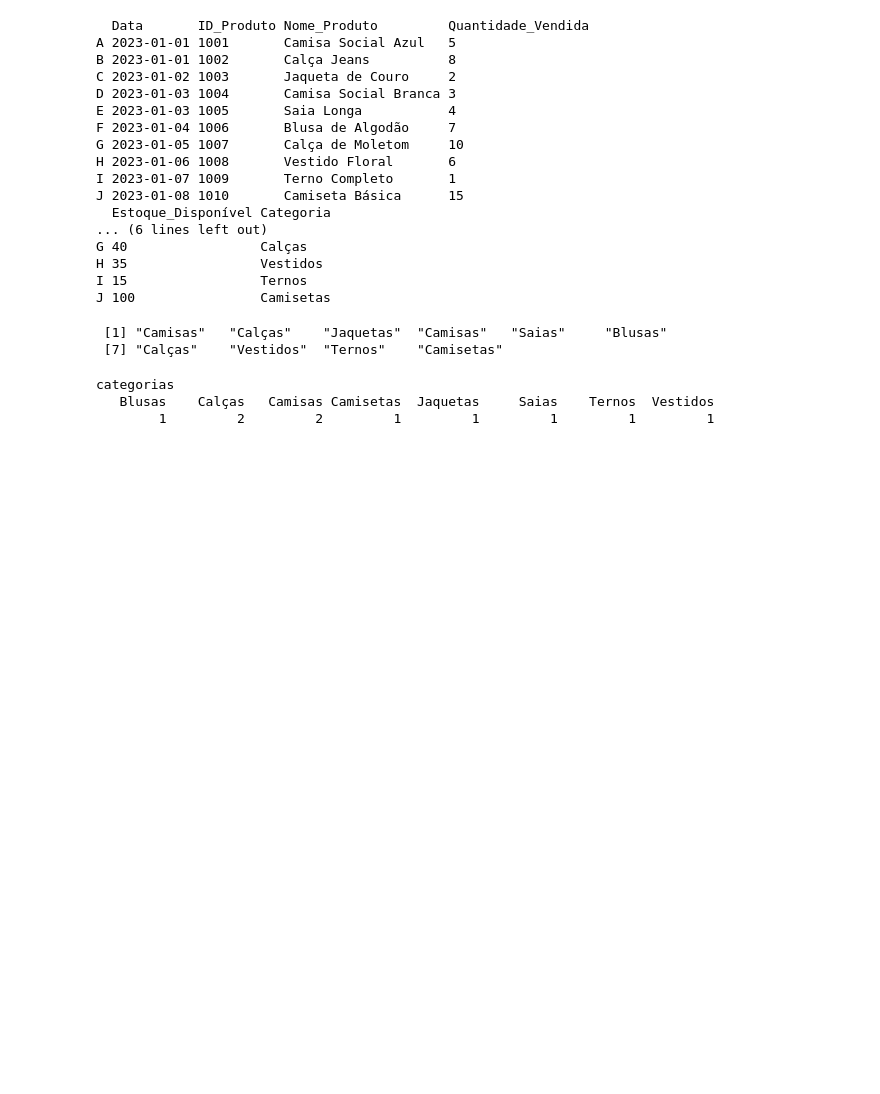
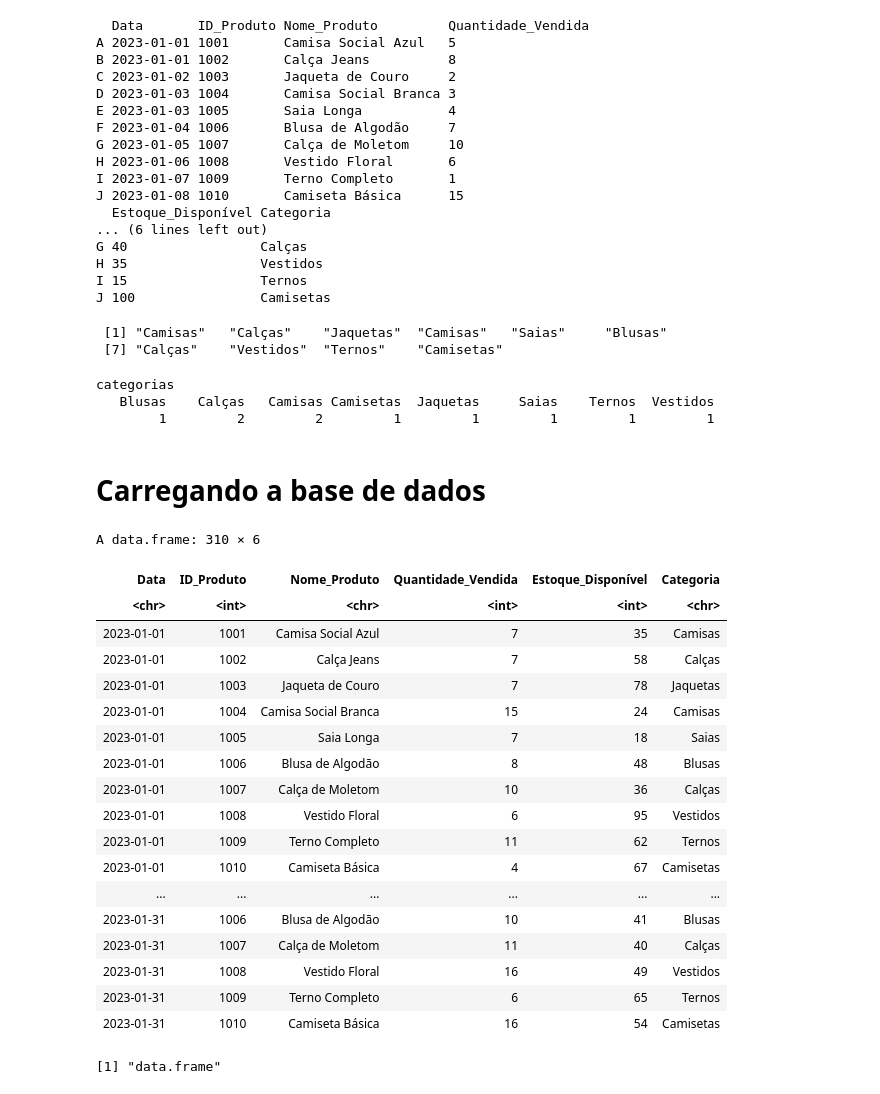
Before and after one commit to lethiciaasevedo1999/learning-R, a Jupyter notebook: Analise_comR.ipynb, the cells around one changed output. Cells and saved outputs as stored; diff of their text form; code cells hidden in the pictures; blank space fills up the shorter version.

Commit message:
Criando dataframe com base de dados importada

```diff
--- a/Analise_comR.ipynb
+++ b/Analise_comR.ipynb
@@ -121,3 +121,36 @@ frequencias
 categorias
    Blusas    Calças   Camisas Camisetas  Jaquetas     Saias    Ternos  Vestidos
         1         2         2         1         1         1         1         1
+# %% [markdown]
+# **Carregando a base de dados**
+# %%
+path <- "/dados_vendas_inventario_meteora_grande.csv"
+# %%
+sales_data <- read.csv(path)
+# %%
+sales_data
+# %% [output]
+A data.frame: 310 × 6
+| Data | ID_Produto | Nome_Produto | Quantidade_Vendida | Estoque_Disponível | Categoria |
+| <chr> | <int> | <chr> | <int> | <int> | <chr> |
+| 2023-01-01 | 1001 | Camisa Social Azul | 7 | 35 | Camisas |
+| 2023-01-01 | 1002 | Calça Jeans | 7 | 58 | Calças |
+| 2023-01-01 | 1003 | Jaqueta de Couro | 7 | 78 | Jaquetas |
+| 2023-01-01 | 1004 | Camisa Social Branca | 15 | 24 | Camisas |
+| 2023-01-01 | 1005 | Saia Longa | 7 | 18 | Saias |
+| 2023-01-01 | 1006 | Blusa de Algodão | 8 | 48 | Blusas |
+| 2023-01-01 | 1007 | Calça de Moletom | 10 | 36 | Calças |
+| 2023-01-01 | 1008 | Vestido Floral | 6 | 95 | Vestidos |
+| 2023-01-01 | 1009 | Terno Completo | 11 | 62 | Ternos |
+| 2023-01-01 | 1010 | Camiseta Básica | 4 | 67 | Camisetas |
+| ... | ... | ... | ... | ... | ... |
+| 2023-01-31 | 1006 | Blusa de Algodão | 10 | 41 | Blusas |
+| 2023-01-31 | 1007 | Calça de Moletom | 11 | 40 | Calças |
+| 2023-01-31 | 1008 | Vestido Floral | 16 | 49 | Vestidos |
+| 2023-01-31 | 1009 | Terno Completo | 6 | 65 | Ternos |
+| 2023-01-31 | 1010 | Camiseta Básica | 16 | 54 | Camisetas |
+# %%
+#Assim eu verifico se meus dados são um dataframe ou outro tipo de dados
+class(sales_data)
+# %% [output]
+[1] "data.frame"
```
Also changed, not shown: parts of 3 cells of this notebook.
